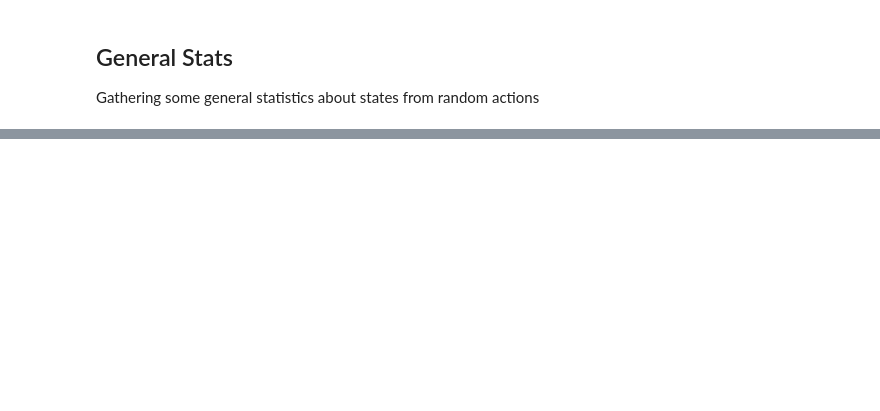
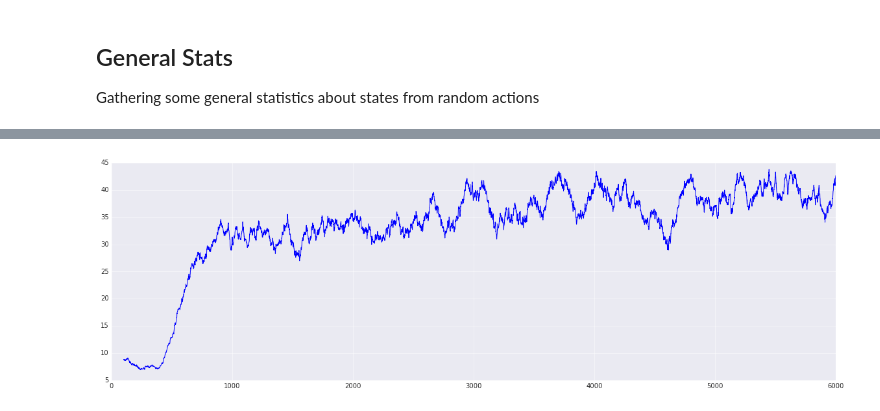
Before and after one commit to gautsi/gen-purpose-repo, a Jupyter notebook: notebooks/rlExperiments.ipynb, the cells around one changed output, grey strips where cells are left out. Drawn from its saved outputs; the diff is of its cells as text; code cells hidden in the pictures; blank space fills up the shorter version.

```diff
--- a/notebooks/rlExperiments.ipynb
+++ b/notebooks/rlExperiments.ipynb
@@ -51,0 +150,4 @@ fl.plot_winning_percentage(rand_game_df)
+# %%
+fl.plot_game_length(q_nn_game_df, window = 100)
+# %% [output]
+[figure, added]
```
Also changed, not shown: parts of 25 cells of this notebook.
